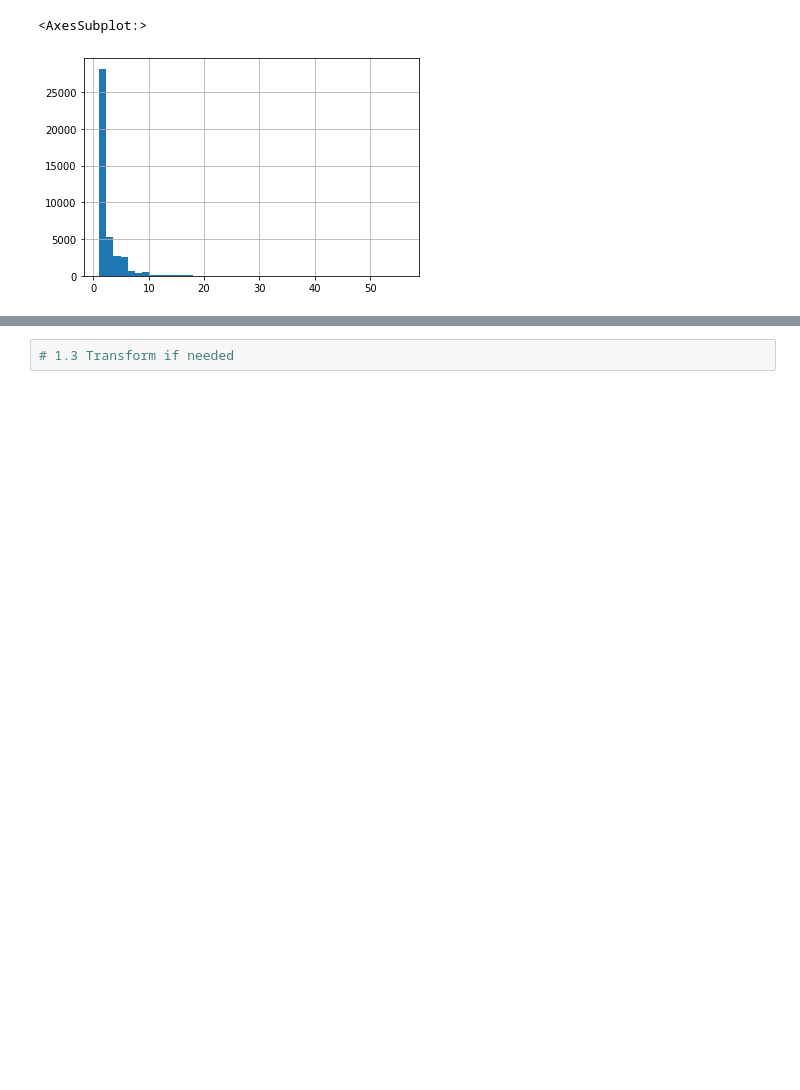
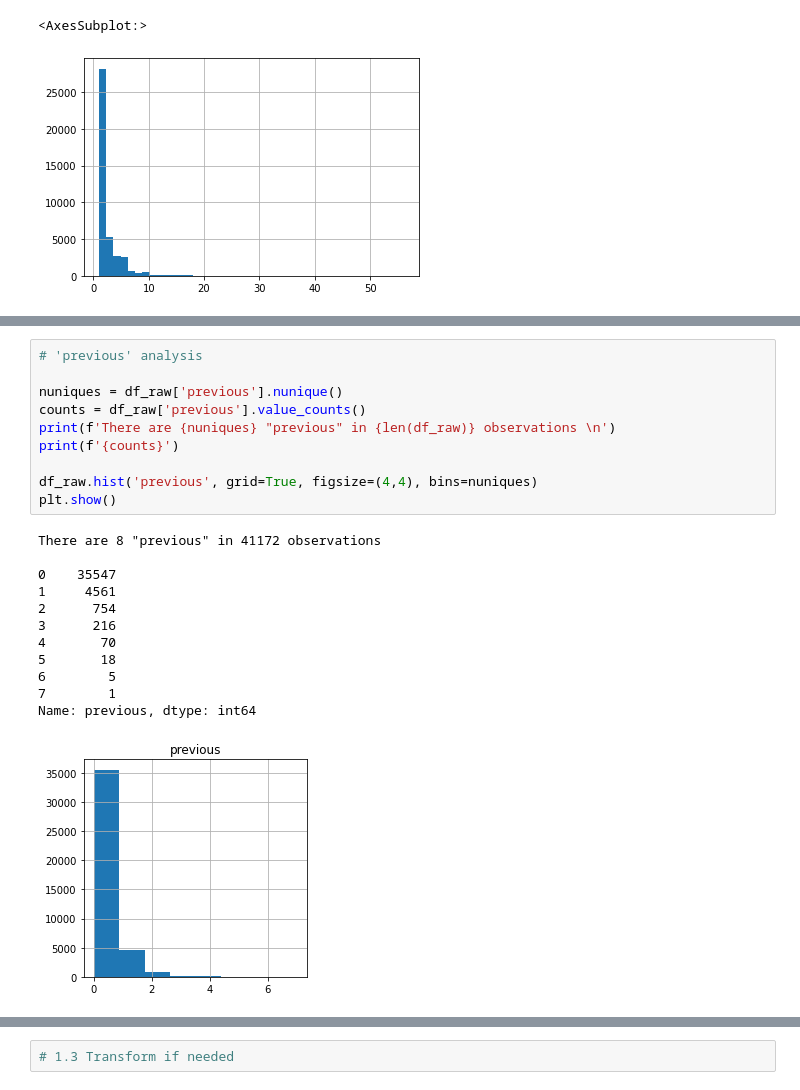
Before and after one commit to jgayosof/logistic-regression-project-tutorial, a Jupyter notebook: src/Sample_Steps.ipynb, the cells around one changed output, grey strips where cells are left out. Cells and saved outputs as stored; diff of their text form; blank space fills up the shorter version.

```diff
--- a/src/Sample_Steps.ipynb
+++ b/src/Sample_Steps.ipynb
@@ -502,0 +499,23 @@ Name: pdays, dtype: int64
+# %%
+# 'previous' analysis
+
+nuniques = df_raw['previous'].nunique()
+counts = df_raw['previous'].value_counts()
+print(f'There are {nuniques} "previous" in {len(df_raw)} observations \n')
+print(f'{counts}')
+
+df_raw.hist('previous', grid=True, figsize=(4,4), bins=nuniques)
+plt.show()
+# %% [output]
+There are 8 "previous" in 41172 observations
+
+0    35547
+1     4561
+2      754
+3      216
+4       70
+5       18
+6        5
+7        1
+Name: previous, dtype: int64
+[figure, added]
```
Also changed, not shown: parts of 5 cells of this notebook.
